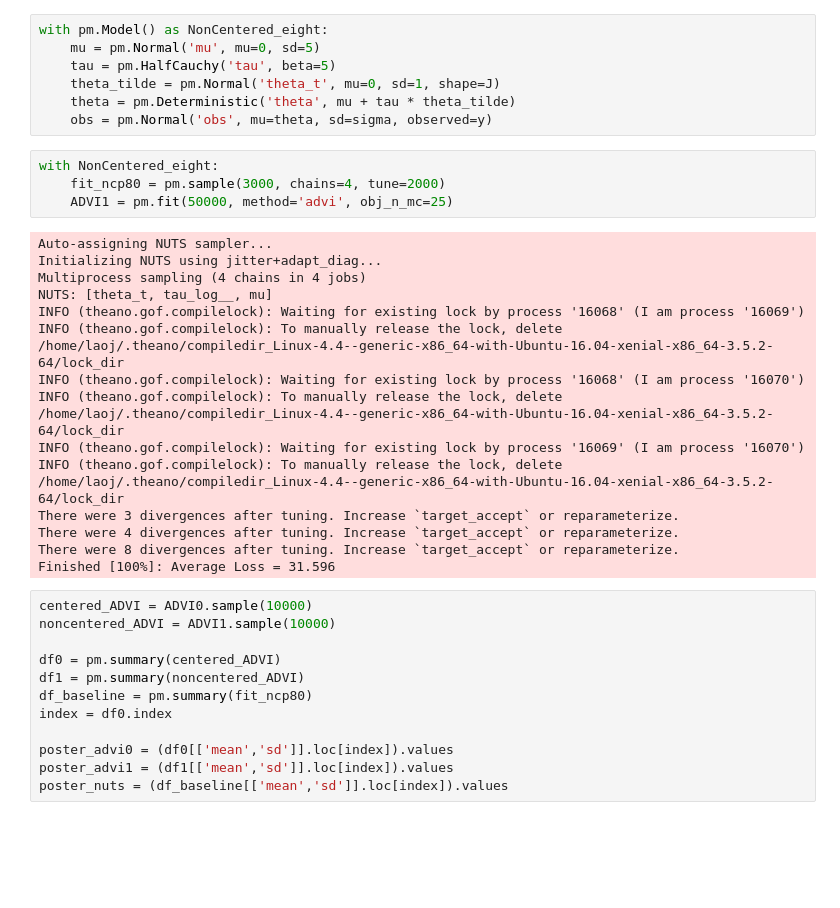
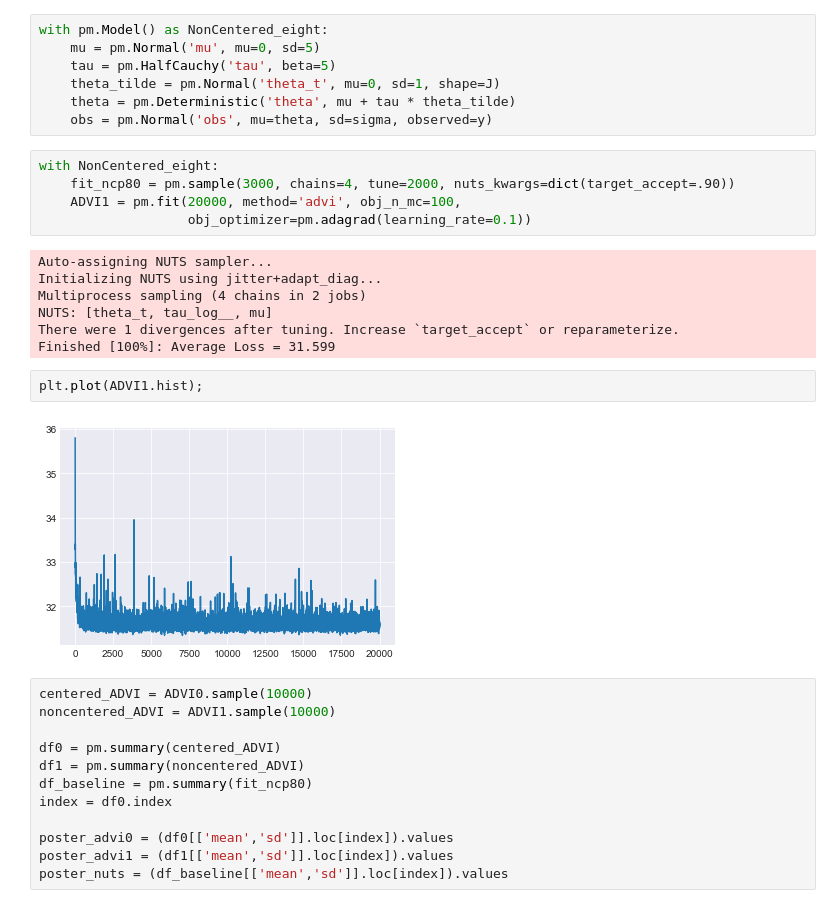
Before and after one commit to junpenglao/Planet_Sakaar_Data_Science, a Jupyter notebook: WIP/[WIP] Comparing VI approximation.ipynb, the cells around one changed output. Drawn from its saved outputs; the diff is of its cells as text; blank space fills up the shorter version.

```diff
--- a/WIP/[WIP] Comparing VI approximation.ipynb
+++ b/WIP/[WIP] Comparing VI approximation.ipynb
@@ -47,23 +47,20 @@ with pm.Model() as NonCentered_eight:
     obs = pm.Normal('obs', mu=theta, sd=sigma, observed=y)
 # %%
 with NonCentered_eight:
-    fit_ncp80 = pm.sample(3000, chains=4, tune=2000)
-    ADVI1 = pm.fit(50000, method='advi', obj_n_mc=25)
+    fit_ncp80 = pm.sample(3000, chains=4, tune=2000, nuts_kwargs=dict(target_accept=.90))
+    ADVI1 = pm.fit(20000, method='advi', obj_n_mc=100,
+                   obj_optimizer=pm.adagrad(learning_rate=0.1))
 # %% [output]
 Auto-assigning NUTS sampler...
 Initializing NUTS using jitter+adapt_diag...
-Multiprocess sampling (4 chains in 4 jobs)
+Multiprocess sampling (4 chains in 2 jobs)
 NUTS: [theta_t, tau_log__, mu]
-INFO (theano.gof.compilelock): Waiting for existing lock by process '16068' (I am process '16069')
-INFO (theano.gof.compilelock): To manually release the lock, delete /home/laoj/.theano/compiledir_Linux-4.4--generic-x86_64-with-Ubuntu-16.04-xenial-x86_64-3.5.2-64/lock_dir
-INFO (theano.gof.compilelock): Waiting for existing lock by process '16068' (I am process '16070')
-INFO (theano.gof.compilelock): To manually release the lock, delete /home/laoj/.theano/compiledir_Linux-4.4--generic-x86_64-with-Ubuntu-16.04-xenial-x86_64-3.5.2-64/lock_dir
-INFO (theano.gof.compilelock): Waiting for existing lock by process '16069' (I am process '16070')
-INFO (theano.gof.compilelock): To manually release the lock, delete /home/laoj/.theano/compiledir_Linux-4.4--generic-x86_64-with-Ubuntu-16.04-xenial-x86_64-3.5.2-64/lock_dir
-There were 3 divergences after tuning. Increase `target_accept` or reparameterize.
-There were 4 divergences after tuning. Increase `target_accept` or reparameterize.
-There were 8 divergences after tuning. Increase `target_accept` or reparameterize.
-Finished [100%]: Average Loss = 31.596
+There were 1 divergences after tuning. Increase `target_accept` or reparameterize.
+Finished [100%]: Average Loss = 31.599
+# %%
+plt.plot(ADVI1.hist);
+# %% [output]
+[figure, added]
 # %%
 centered_ADVI = ADVI0.sample(10000)
 noncentered_ADVI = ADVI1.sample(10000)
```
Also changed, not shown: parts of 15 cells of this notebook.
